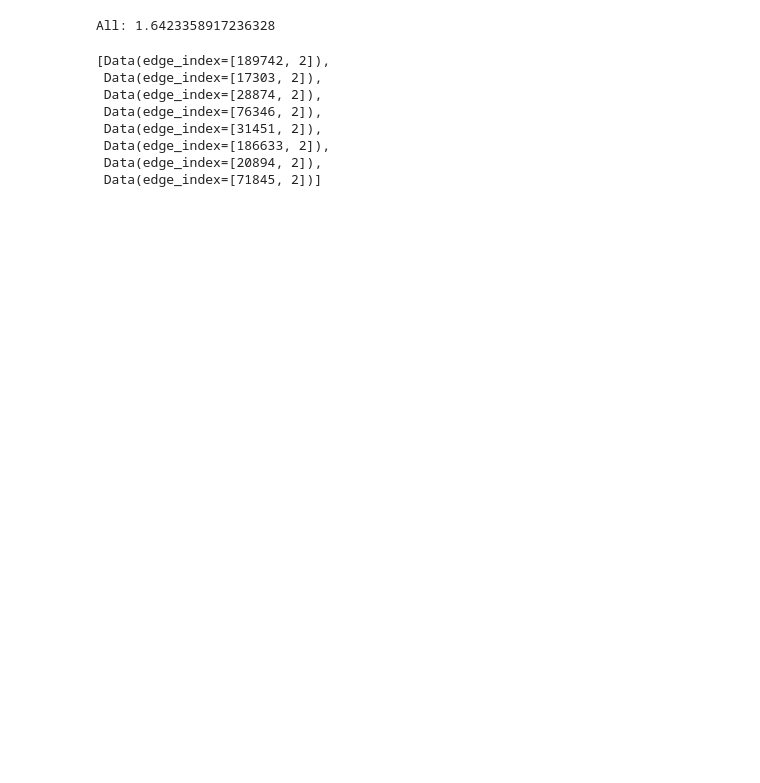
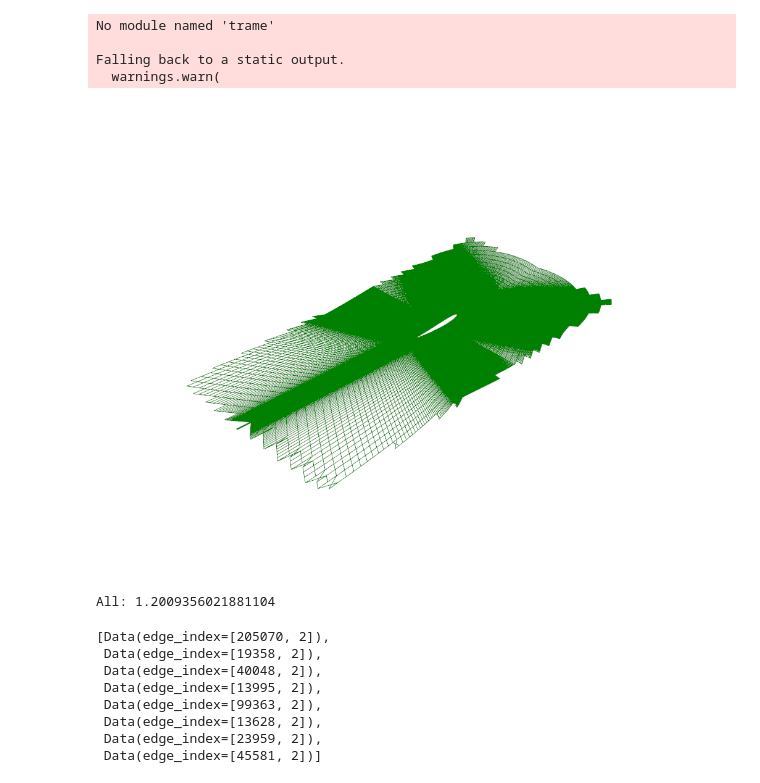
Before and after one commit to DimitriTimoz/cfdml, a Jupyter notebook: models/meshup/test.ipynb, the cells around one changed output. Drawn from its saved outputs; the diff is of its cells as text; code cells hidden in the pictures; blank space fills up the shorter version.

```diff
--- a/models/meshup/test.ipynb
+++ b/models/meshup/test.ipynb
@@ -23,7 +23,7 @@ transform = DelaunayTransform()
 data = transform(data)
 data.pos = pos
 
-#data = torch.load('./sampleData.pth')
+data = torch.load('./sampleData.pth')
 
 def plot_graph(data, l=1, plotter=None):
     c = ['r', 'g', 'b', 'm']
@@ -47,3 +45,11 @@ def plot_graph(data, l=1, plotter=None):
+# %%
+plot_graph(data)
+# %% [output]
+No module named 'trame'
+
+Falling back to a static output.
+  warnings.warn(
+[figure, added]
 # %%
 import time
 
@@ -95,12 +101,12 @@ data.pos = data.pos[:, :2].to(device)
 clusters = divide_mesh(data.pos, data.edge_index.T, 8)
 clusters
 # %% [output]
-All: 1.6423358917236328
+All: 1.2009356021881104
-[Data(edge_index=[189742, 2]),
- Data(edge_index=[17303, 2]),
- Data(edge_index=[28874, 2]),
- Data(edge_index=[76346, 2]),
- Data(edge_index=[31451, 2]),
- Data(edge_index=[186633, 2]),
- Data(edge_index=[20894, 2]),
- Data(edge_index=[71845, 2])]
+[Data(edge_index=[205070, 2]),
+ Data(edge_index=[19358, 2]),
+ Data(edge_index=[40048, 2]),
+ Data(edge_index=[13995, 2]),
+ Data(edge_index=[99363, 2]),
+ Data(edge_index=[13628, 2]),
+ Data(edge_index=[23959, 2]),
+ Data(edge_index=[45581, 2])]
```
Also changed, not shown: parts of 5 cells of this notebook, 1 other file.
